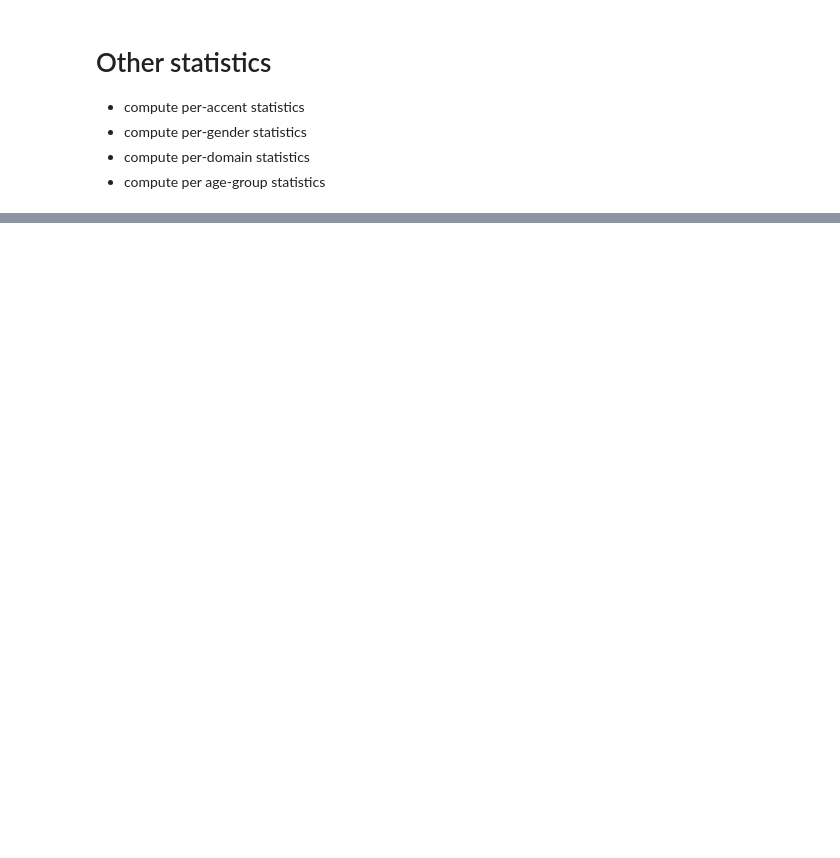
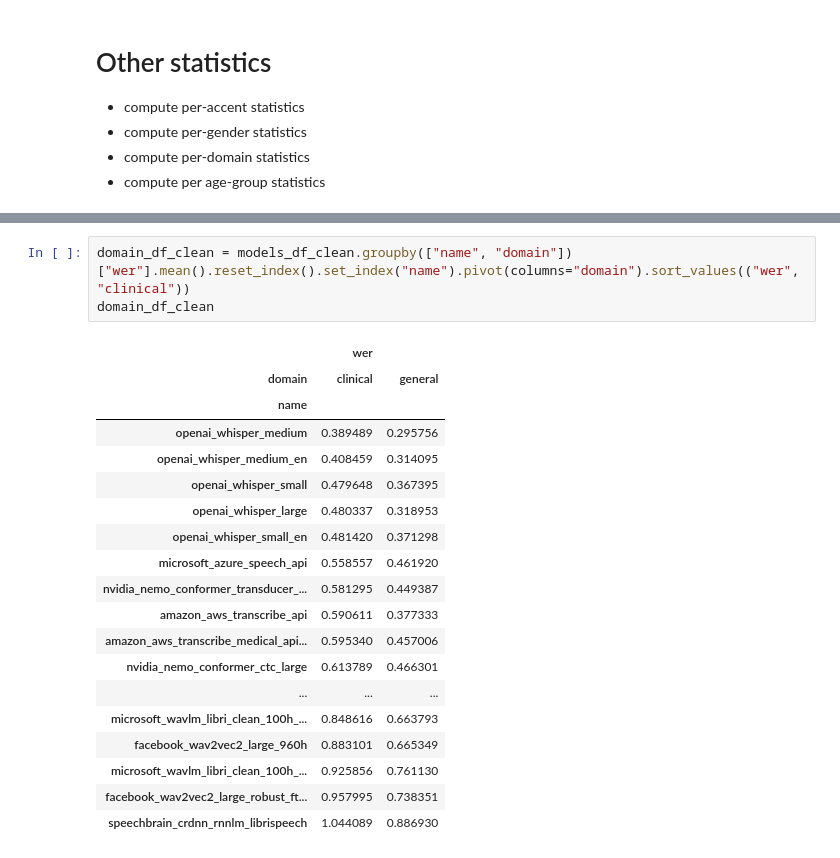
Before and after one commit to intron-innovation/AfriSpeech-200, a Jupyter notebook: notebooks/zero_shot_evaluation.ipynb, the cells around one changed output, grey strips where cells are left out. Drawn from its saved outputs; the diff is of its cells as text; blank space fills up the shorter version.

```diff
--- a/notebooks/zero_shot_evaluation.ipynb
+++ b/notebooks/zero_shot_evaluation.ipynb
@@ -881,0 +1078,23 @@ write_to_folder(model_id_or_path=model_id_or_path,
+# %%
+domain_df_clean = models_df_clean.groupby(["name", "domain"])["wer"].mean().reset_index().set_index("name").pivot(columns="domain").sort_values(("wer", "clinical"))
+domain_df_clean
+# %% [output]
+|  | wer |  |
+| domain | clinical | general |
+| name |  |  |
+| openai_whisper_medium | 0.389489 | 0.295756 |
+| openai_whisper_medium_en | 0.408459 | 0.314095 |
+| openai_whisper_small | 0.479648 | 0.367395 |
+| openai_whisper_large | 0.480337 | 0.318953 |
+| openai_whisper_small_en | 0.481420 | 0.371298 |
+| microsoft_azure_speech_api | 0.558557 | 0.461920 |
+| nvidia_nemo_conformer_transducer_... | 0.581295 | 0.449387 |
+| amazon_aws_transcribe_api | 0.590611 | 0.377333 |
+| amazon_aws_transcribe_medical_api... | 0.595340 | 0.457006 |
+| nvidia_nemo_conformer_ctc_large | 0.613789 | 0.466301 |
+| ... | ... | ... |
+| microsoft_wavlm_libri_clean_100h_... | 0.848616 | 0.663793 |
+| facebook_wav2vec2_large_960h | 0.883101 | 0.665349 |
+| microsoft_wavlm_libri_clean_100h_... | 0.925856 | 0.761130 |
+| facebook_wav2vec2_large_robust_ft... | 0.957995 | 0.738351 |
+| speechbrain_crdnn_rnnlm_librispeech | 1.044089 | 0.886930 |
```
Also changed, not shown: parts of 31 cells of this notebook, 2 other files.
